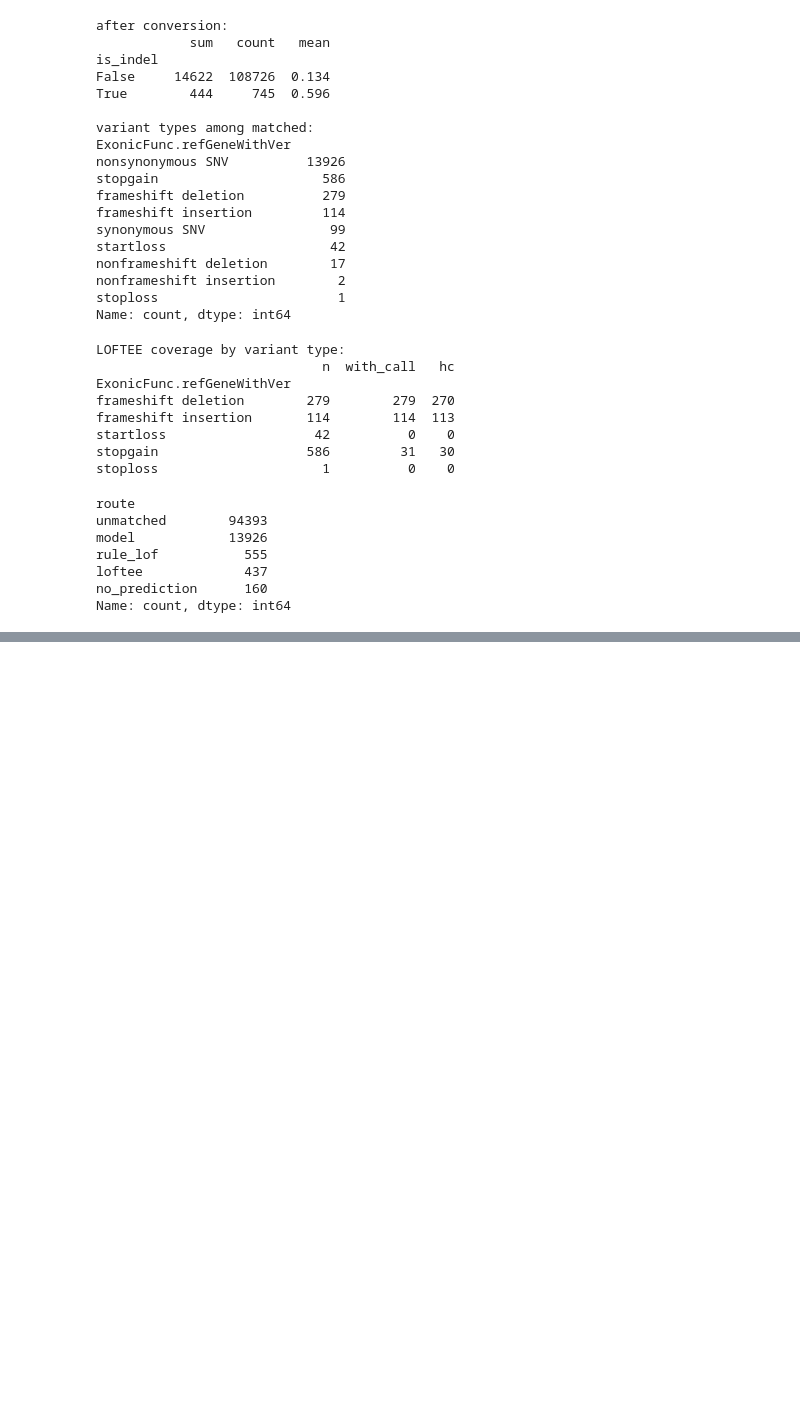
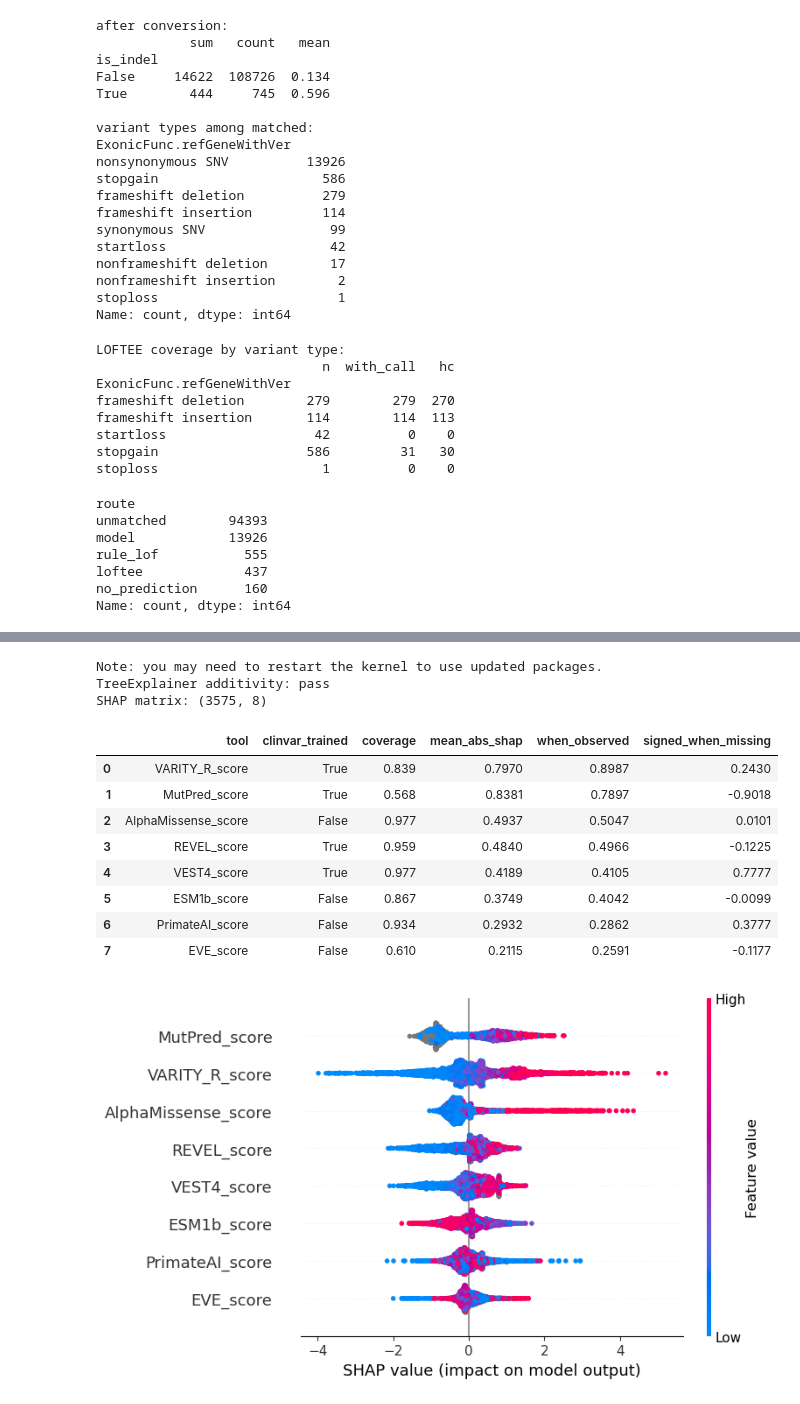
Before and after one commit to il328/oncokb-annotator, a Jupyter notebook: analysis_fisher.ipynb, the cells around one changed output, grey strips where cells are left out. Saved outputs shown, nothing was run; the diff lists cells and outputs as text; code cells hidden in the pictures; blank space fills up the shorter version.

```diff
--- a/analysis_fisher.ipynb
+++ b/analysis_fisher.ipynb
@@ -172,0 +493,15 @@ Name: count, dtype: int64
+# %%
+print(f"{'tool':22s} {'coverage':>9} {'pos|present':>12} {'pos|missing':>12} {'AUROC':>7}")
+for t in MODEL_TOOLS:
+    obs = lab[t].notna().values
+    if obs.all() or not obs.any():
+        print(f"{t:22s} {obs.mean():9.3f}  {'(always present)':>25}")
+        continue
+    print(f"{t:22s} {obs.mean():9.3f} {y[obs].mean():12.3f} {y[~obs].mean():12.3f} "
+          f"{roc_auc_score(y, obs.astype(int)):7.3f}")
+
+# and the same missingness-pattern table on the labeled side
+subl = lab.copy()
+subl["pattern"] = subl[MODEL_TOOLS].notna().astype(int).astype(str).agg("".join, axis=1)
+display(subl.groupby("pattern").agg(n=("label","size"), pos_rate=("label","mean"))
+            .query("n >= 50").sort_values("pos_rate", ascending=False).round(3))
@@ -172,0 +528,65 @@ Name: count, dtype: int64
+# %%
+%pip install shap -q
+import shap, matplotlib.pyplot as plt, os
+
+X_TRAIN = lab[MODEL_TOOLS]        # DataFrame, not X -- SHAP needs the column names
+
+def additivity_ok(sv, Xd, mdl, tol=1e-3):
+    recon = sv.values.sum(axis=1) + np.asarray(sv.base_values).reshape(-1)
+    return np.max(np.abs(recon - mdl.decision_function(Xd.values))) < tol
+
+sv, ok = None, False
+try:
+    explainer = shap.TreeExplainer(final_model)
+    sv = explainer(X_TRAIN)
+    ok = additivity_ok(sv, X_TRAIN, final_model)
+    print("TreeExplainer additivity:", "pass" if ok else "FAIL")
+except Exception as e:
+    print("TreeExplainer failed:", e)
+
+if not ok:
+    print("falling back to Permutation explainer (NaN-safe, slower)")
+    bg = shap.sample(X_TRAIN, 200, random_state=0)
+    explainer = shap.explainers.Permutation(
+        lambda A: final_model.decision_function(A), bg)
+    sv = explainer(X_TRAIN, max_evals=2 * len(MODEL_TOOLS) + 1)
+
+S = sv.values
+print("SHAP matrix:", S.shape)
+
+# ---- importance table ----
+CLINVAR_TRAINED = {"VARITY_R_score", "REVEL_score", "VEST4_score", "MutPred_score"}
+rows = []
+for j, t in enumerate(MODEL_TOOLS):
+    obs = X_TRAIN[t].notna().values
+    rows.append({
+        "tool": t,
+        "clinvar_trained": t in CLINVAR_TRAINED,
+        "coverage": round(obs.mean(), 3),
+        "mean_abs_shap": round(np.abs(S[:, j]).mean(), 4),
+        "when_observed": round(np.abs(S[obs, j]).mean(), 4) if obs.any() else None,
+        "signed_when_missing": round(S[~obs, j].mean(), 4) if (~obs).any() else None,
+    })
+imp = pd.DataFrame(rows).sort_values("when_observed", ascending=False, ignore_index=True)
+display(imp)
+
+# ---- summary plot ----
+os.makedirs("figures", exist_ok=True)
+shap.summary_plot(S, X_TRAIN, feature_names=MODEL_TOOLS, show=False)
+plt.tight_layout()
+plt.savefig("figures/shap_summary_missense.png", dpi=200, bbox_inches="tight")
+plt.show()
+# %% [output]
+Note: you may need to restart the kernel to use updated packages.
+TreeExplainer additivity: pass
+SHAP matrix: (3575, 8)
+|  | tool | clinvar_trained | coverage | mean_abs_shap | when_observed | signed_when_missing |
+| 0 | VARITY_R_score | True | 0.839 | 0.7970 | 0.8987 | 0.2430 |
+| 1 | MutPred_score | True | 0.568 | 0.8381 | 0.7897 | -0.9018 |
+| 2 | AlphaMissense_score | False | 0.977 | 0.4937 | 0.5047 | 0.0101 |
+| 3 | REVEL_score | True | 0.959 | 0.4840 | 0.4966 | -0.1225 |
+| 4 | VEST4_score | True | 0.977 | 0.4189 | 0.4105 | 0.7777 |
+| 5 | ESM1b_score | False | 0.867 | 0.3749 | 0.4042 | -0.0099 |
+| 6 | PrimateAI_score | False | 0.934 | 0.2932 | 0.2862 | 0.3777 |
+| 7 | EVE_score | False | 0.610 | 0.2115 | 0.2591 | -0.1177 |
+[figure, added]
```
Also changed, not shown: parts of 18 cells of this notebook.
